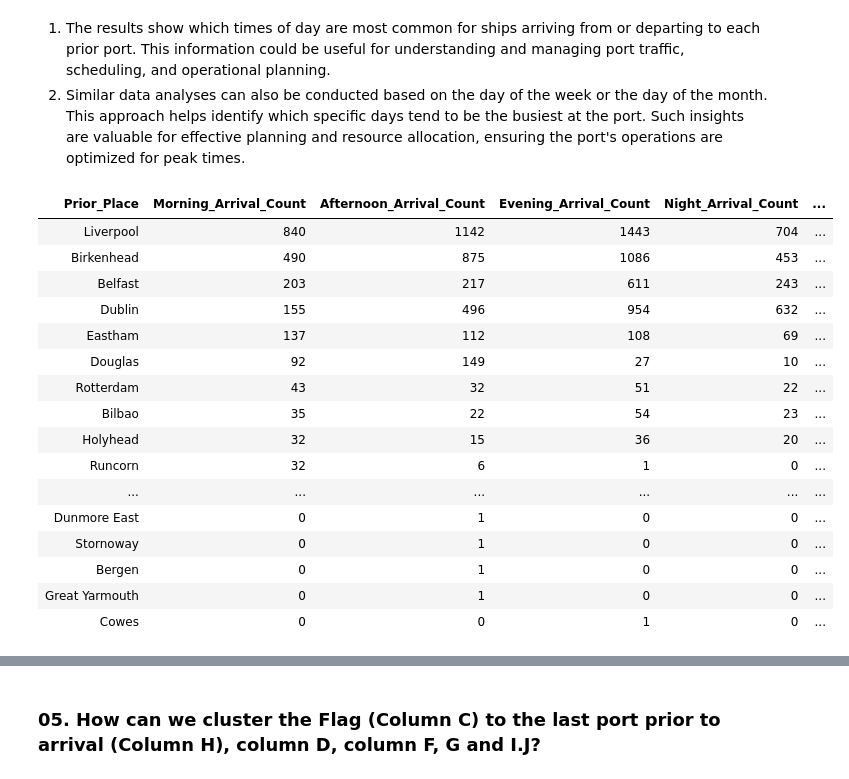
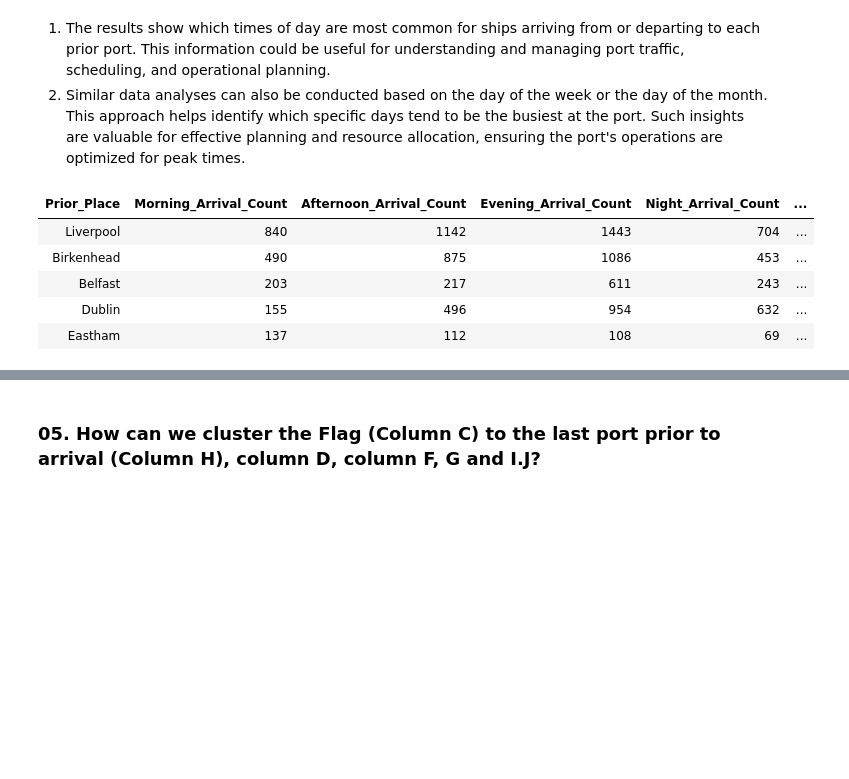
Before and after one commit to pravin-raut/MachineLearning, a Jupyter notebook: Ship Data Analysis.ipynb, the cells around one changed output, grey strips where cells are left out. Drawn from its saved outputs; the diff is of its cells as text; code cells hidden in the pictures; blank space fills up the shorter version.

```diff
--- a/Ship Data Analysis.ipynb
+++ b/Ship Data Analysis.ipynb
@@ -304,36 +267,28 @@ order by 6 desc
 # %%
 %sql
 SELECT
   Prior_Place,
   SUM(CASE WHEN HOUR(`Arrived_at`) >= 6 AND HOUR(`Arrived_at`) < 12 THEN 1 ELSE 0 END) AS Morning_Arrival_Count,
   SUM(CASE WHEN HOUR(`Arrived_at`) >= 12 AND HOUR(`Arrived_at`) < 18 THEN 1 ELSE 0 END) AS Afternoon_Arrival_Count,
   SUM(CASE WHEN HOUR(`Arrived_at`) >= 18 OR HOUR(`Arrived_at`) < 6 THEN 1 ELSE 0 END) AS Evening_Arrival_Count,
   SUM(CASE WHEN HOUR(`Arrived_at`) < 6 THEN 1 ELSE 0 END) AS Night_Arrival_Count,
   SUM(CASE WHEN HOUR(`Sailed_at`) >= 6 AND HOUR(`Sailed_at`) < 12 THEN 1 ELSE 0 END) AS Morning_Departure_Count,
   SUM(CASE WHEN HOUR(`Sailed_at`) >= 12 AND HOUR(`Sailed_at`) < 18 THEN 1 ELSE 0 END) AS Afternoon_Departure_Count,
   SUM(CASE WHEN HOUR(`Sailed_at`) >= 18 OR HOUR(`Sailed_at`) < 6 THEN 1 ELSE 0 END) AS Evening_Departure_Count,
   SUM(CASE WHEN HOUR(`Sailed_at`) < 6 THEN 1 ELSE 0 END) AS Night_Departure_Count
 FROM ShipSparkTable
 GROUP BY Prior_Place
+
+
 order by 2 desc
+limit 5
 # %% [output]
 | Prior_Place | Morning_Arrival_Count | Afternoon_Arrival_Count | Evening_Arrival_Count | Night_Arrival_Count | ... |
 | Liverpool | 840 | 1142 | 1443 | 704 | ... |
 | Birkenhead | 490 | 875 | 1086 | 453 | ... |
 | Belfast | 203 | 217 | 611 | 243 | ... |
 | Dublin | 155 | 496 | 954 | 632 | ... |
 | Eastham | 137 | 112 | 108 | 69 | ... |
-| Douglas | 92 | 149 | 27 | 10 | ... |
-| Rotterdam | 43 | 32 | 51 | 22 | ... |
-| Bilbao | 35 | 22 | 54 | 23 | ... |
-| Holyhead | 32 | 15 | 36 | 20 | ... |
-| Runcorn | 32 | 6 | 1 | 0 | ... |
-| ... | ... | ... | ... | ... | ... |
-| Dunmore East | 0 | 1 | 0 | 0 | ... |
-| Stornoway | 0 | 1 | 0 | 0 | ... |
-| Bergen | 0 | 1 | 0 | 0 | ... |
-| Great Yarmouth | 0 | 1 | 0 | 0 | ... |
-| Cowes | 0 | 0 | 1 | 0 | ... |
 # %%
 %sql
 SELECT
```
Also changed, not shown: parts of 10 cells of this notebook.
